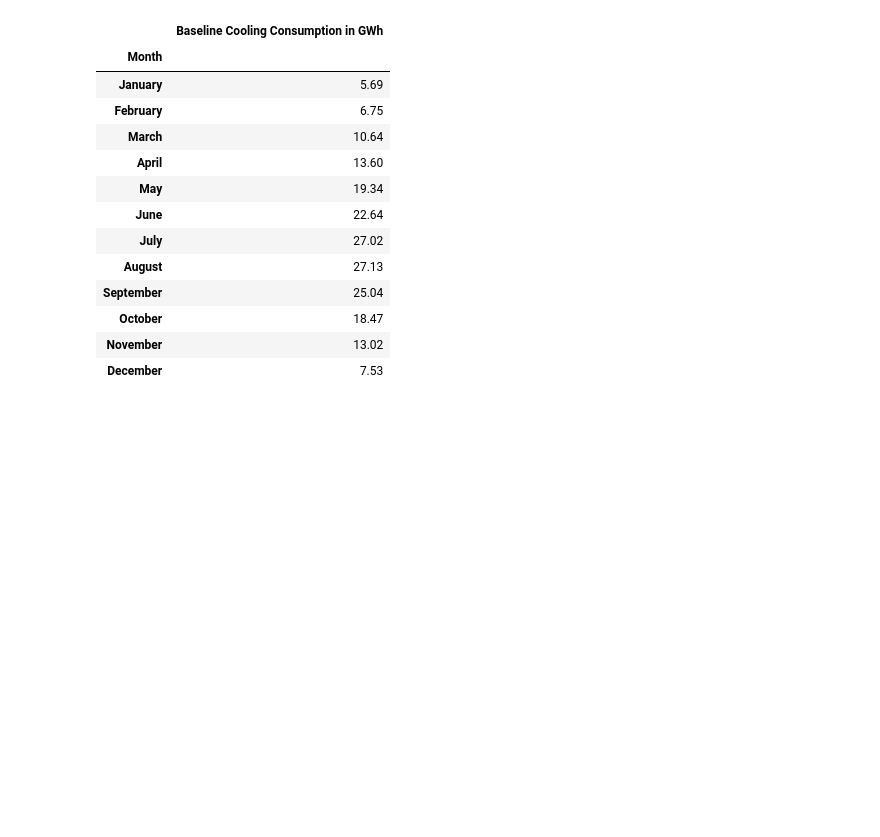
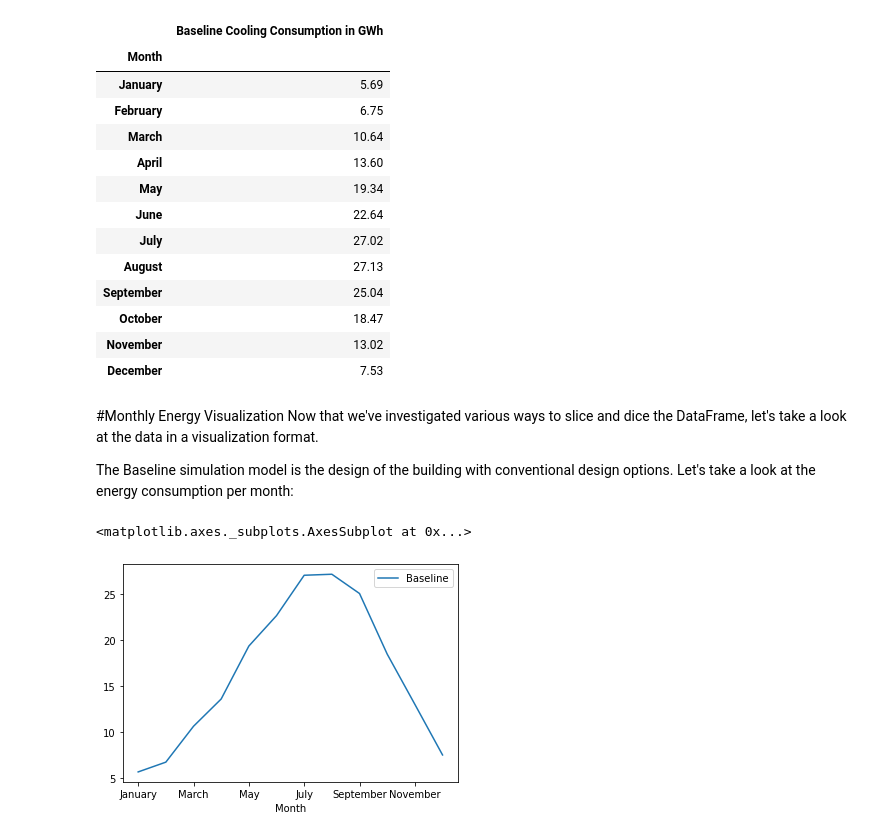
Before and after one commit to vxvrma/My-first-repository, a Jupyter notebook: Getting_Started_with_Pandas_Library.ipynb, the cells around one changed output. Saved outputs shown, nothing was run; the diff lists cells and outputs as text; code cells hidden in the pictures; blank space fills up the shorter version.

```diff
--- a/Getting_Started_with_Pandas_Library.ipynb
+++ b/Getting_Started_with_Pandas_Library.ipynb
@@ -284,3 +284,13 @@ baseline_data.rename(columns={'Baseline':'Baseline Cooling Consumption in GWh'})
 | October | 18.47 |
 | November | 13.02 |
 | December | 7.53 |
+# %% [markdown]
+#Monthly Energy Visualization
+Now that we've investigated various ways to slice and dice the DataFrame, let's take a look at the data in a visualization format.
+
+The Baseline simulation model is the design of the building with conventional design options. Let's take a look at the energy consumption per month:
+# %%
+baseline_data.plot()
+# %% [output]
+<matplotlib.axes._subplots.AxesSubplot at 0x...>
+[figure, added]
```
Also changed, not shown: parts of 44 cells of this notebook.
